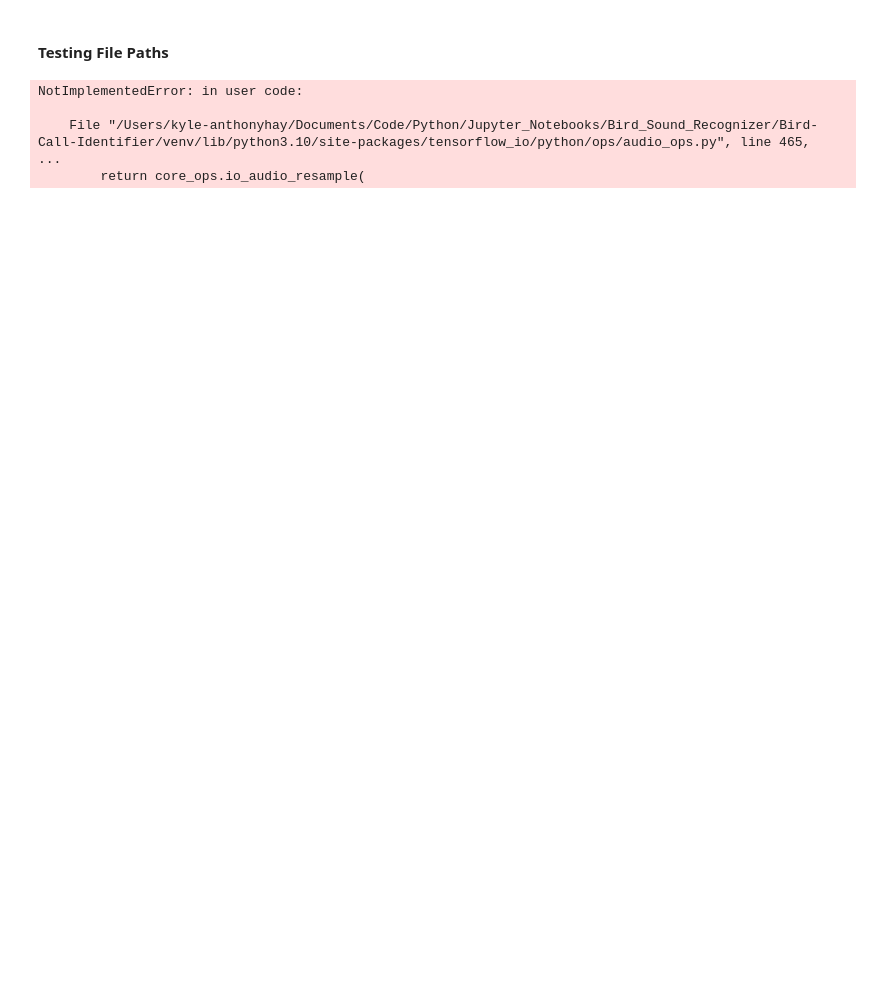
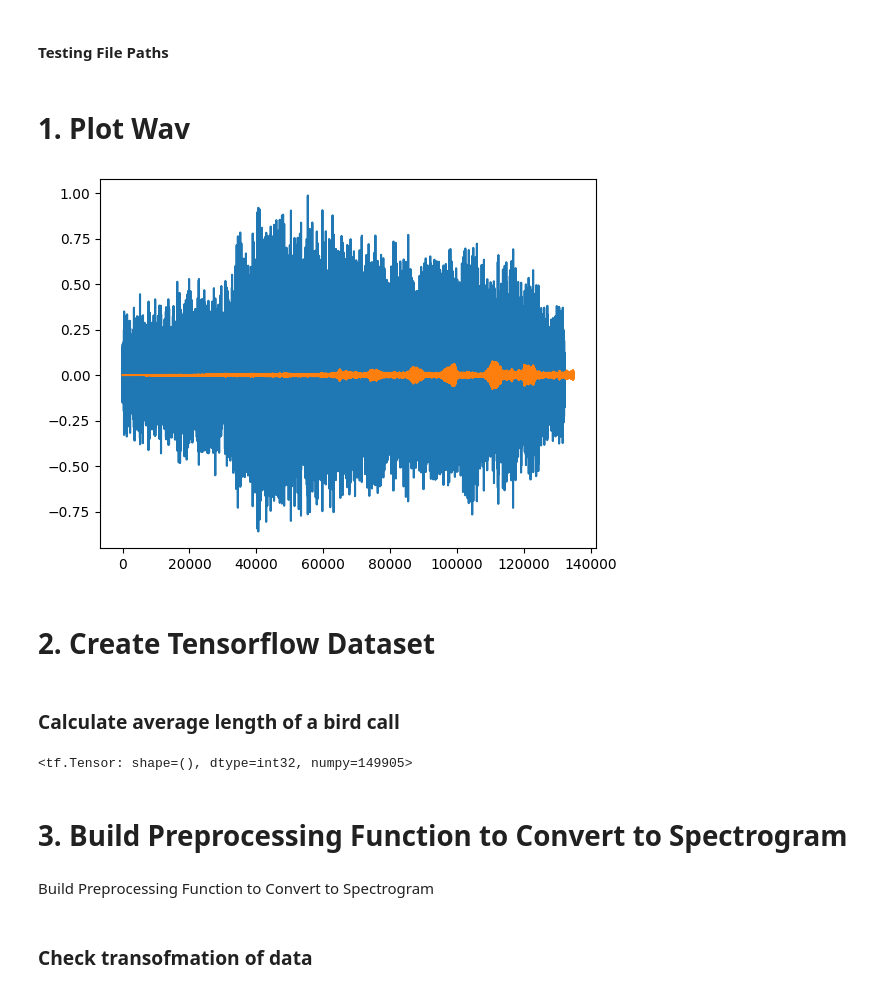
Before and after one commit to KyleAnthonyHay/Bird-Call-Identifier, a Jupyter notebook: main.ipynb, the cells around one changed output. Cells and saved outputs as stored; diff of their text form; code cells hidden in the pictures; blank space fills up the shorter version.

```diff
--- a/main.ipynb
+++ b/main.ipynb
@@ -18,14 +18,17 @@ def load_wav_16k_mono(filename):
     wav = tf.squeeze(wav, axis=-1)
     sample_rate = tf.cast(sample_rate, dtype=tf.int64)
     # Goes from 44100Hz to 16000hz - amplitude of the audio signal
-    wav = tfio.audio.resample(wav, rate_in=sample_rate, rate_out=16000)
+    # wav = tfio.audio.resample(wav, rate_in=sample_rate, rate_out=16000)
     return wav
-
-wave = load_wav_16k_mono(CAPUCHIN_FILE)
-plt.plot(wave)
-plt.show()
-# %% [output]
-NotImplementedError: in user code:
-
-    File "/Users/kyle-anthonyhay/Documents/Code/Python/Jupyter_Notebooks/Bird_Sound_Recognizer/Bird-Call-Identifier/venv/lib/python3.10/site-packages/tensorflow_io/python/ops/audio_ops.py", line 465,  ...
-        return core_ops.io_audio_resample(
+# %% [markdown]
+# 1. Plot Wav
+# %%
+wave = load_wav_16k_mono(CAPUCHIN_FILE)
+nwave = load_wav_16k_mono(NOT_CAPUCHIN_FILE)
+plt.plot(wave)
+plt.plot(nwave)
+plt.show()
+# %% [output]
+[figure, added]
+# %% [markdown]
+# 2. Create Tensorflow Dataset
@@ -31,0 +46,14 @@ NotImplementedError: in user code:
+# %% [markdown]
+### Calculate average length of a bird call
+# %%
+lengths = []
+for file in os.listdir(os.path.join('data', 'Parsed_Capuchinbird_Clips')):
+    tensor_wave = load_wav_16k_mono(os.path.join('data', 'Parsed_Capuchinbird_Clips', file))
+    lengths.append(len(tensor_wave))
+tf.math.reduce_mean(lengths)
+# %% [output]
+<tf.Tensor: shape=(), dtype=int32, numpy=149905>
+# %% [markdown]
+# 3. Build Preprocessing Function to Convert to Spectrogram
+# %% [markdown]
+Build Preprocessing Function to Convert to Spectrogram
@@ -31,0 +71,2 @@ NotImplementedError: in user code:
+# %% [markdown]
+### Check transofmation of data
```
Also changed, not shown: parts of 5 cells of this notebook.
